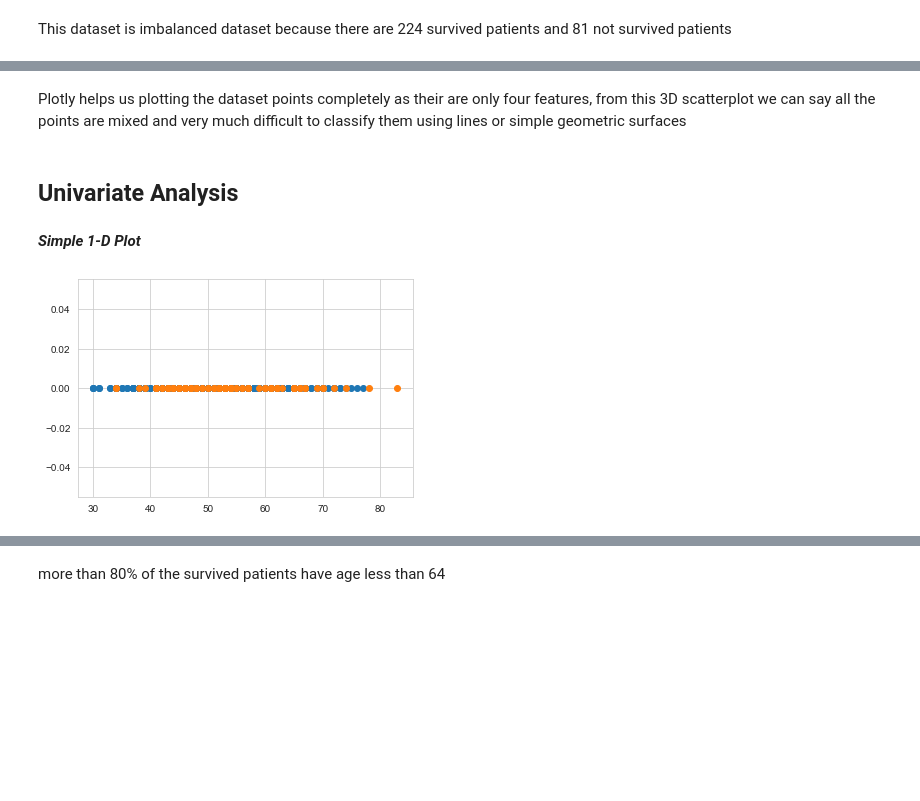
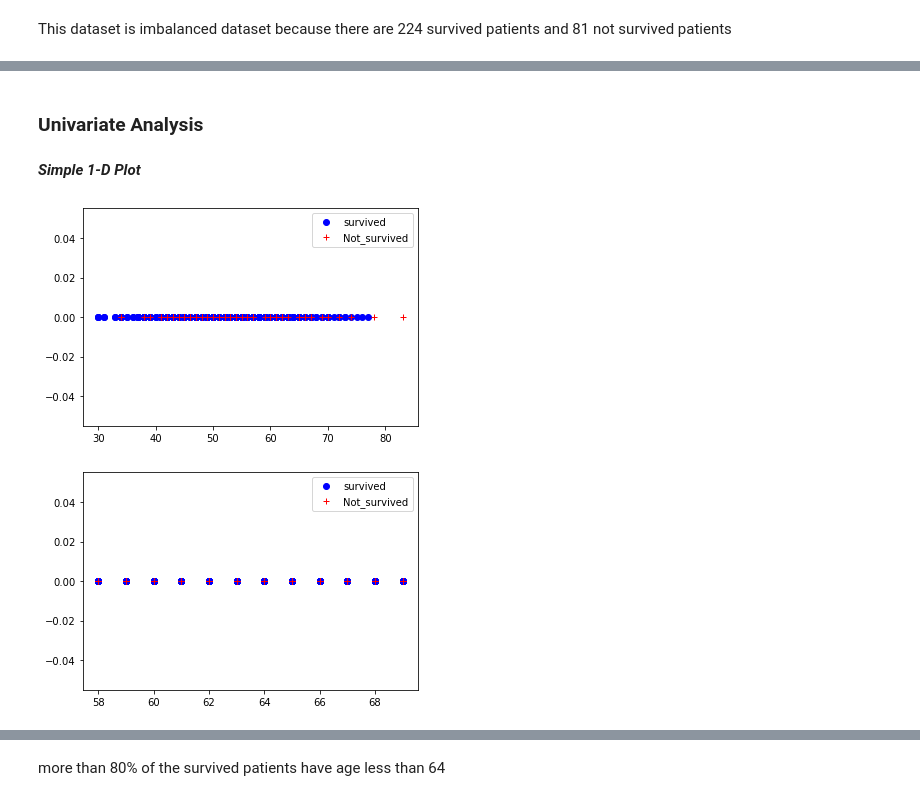
Before and after one commit to ranadheer314/Machine-Learning, a Jupyter notebook: Haberman Survival EDA.ipynb, the cells around one changed output, grey strips where cells are left out. Cells and saved outputs as stored; diff of their text form; code cells hidden in the pictures; blank space fills up the shorter version.

```diff
--- a/Haberman Survival EDA.ipynb
+++ b/Haberman Survival EDA.ipynb
@@ -98,7 +75,5 @@ fig.show()
-# %% [markdown]
-Plotly helps us plotting the dataset points completely as their are only four features, from this 3D scatterplot we can say all the points are mixed and very much difficult to classify them using lines or simple geometric surfaces
 # %% [markdown]
-## Univariate Analysis
+### Univariate Analysis
 # %% [markdown]
 ***Simple 1-D Plot***
 # %%
@@ -108,8 +83,16 @@ sur=haberman.loc[haberman['survivalStatus']==1]
 #These are the records of the patients who died in less than 5 years
 n_sur=haberman.loc[haberman['survivalStatus']==2]
 # %%
-plt.plot(sur["Age"], np.zeros_like(sur['Age']), 'o')
-plt.plot(n_sur["Age"], np.zeros_like(n_sur['Age']), 'o')
+plt.plot(sur["Age"], np.zeros_like(sur['Age']), 'bo')
+plt.plot(n_sur["Age"], np.zeros_like(n_sur['Age']), 'r+')
+plt.legend(("survived","Not_survived"))
 plt.show()
 # %% [output]
-[figure, old version]
+[figure, new version]
+# %%
+plt.plot(sur["yr_oper"], np.zeros_like(sur['yr_oper']), 'bo')
+plt.plot(n_sur["yr_oper"], np.zeros_like(n_sur['yr_oper']), 'r+')
+plt.legend(("survived","Not_survived"))
+plt.show()
+# %% [output]
+[figure, added]
```
Also changed, not shown: parts of 72 cells of this notebook, 2 other files.
